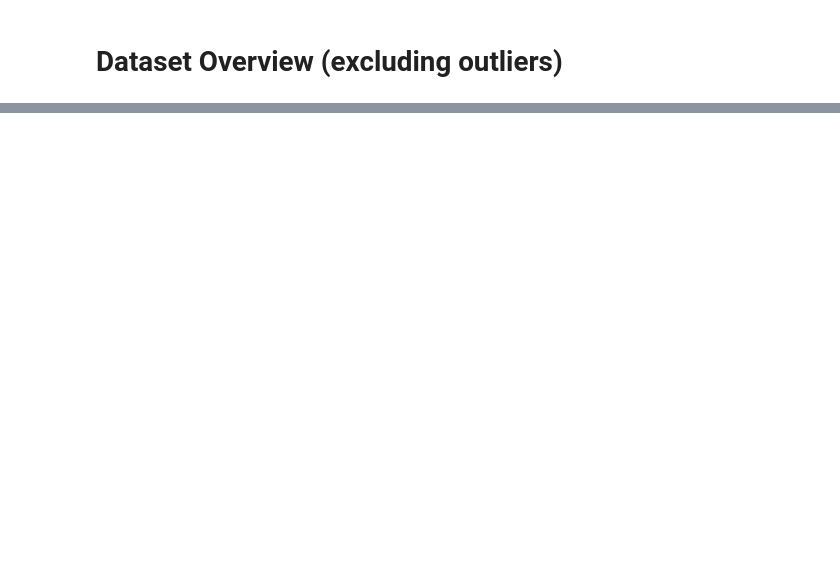
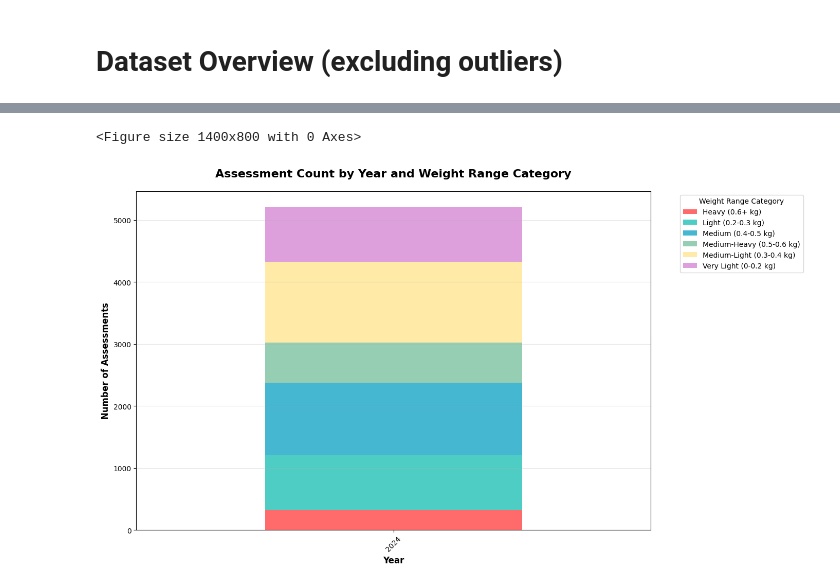
Before and after one commit to higgco/isaac-at-worldly, a Jupyter notebook: tier-1-grouping/tier 1 analysis.ipynb, the cells around one changed output, grey strips where cells are left out. Drawn from its saved outputs; the diff is of its cells as text; code cells hidden in the pictures; blank space fills up the shorter version.

Commit message:
added bar charts, context doc

```diff
--- a/tier-1-grouping/tier 1 analysis.ipynb
+++ b/tier-1-grouping/tier 1 analysis.ipynb
@@ -764 +764,77 @@ else:
    • Unknown: 0 assessments (0.0%)
+# %%
+# Create bar chart showing assessments by year and weight range category
+print("📊 Creating bar chart: Assessments by Year and Weight Range Category...")
+
+import matplotlib.pyplot as plt
+import seaborn as sns
+
+if 'df_results' in locals() and not df_results.empty:
+    # Use data without outliers if energy_outlier column exists
+    if 'energy_outlier' in df_results.columns:
+        # Filter out energy outliers
+        non_outlier_mask = df_results['energy_outlier'] != True
+        df_chart = df_results[non_outlier_mask].copy()
+        print(f"✅ Using data excluding energy outliers ({len(df_chart)} assessments)")
+    else:
+        df_chart = df_results.copy()
+        print(f"✅ Using all data ({len(df_chart)} assessments)")
+
+    # Extract year from rfi_pid column
+    if 'rfi_pid' in df_chart.columns:
+        # Extract year from rfi_pid (assuming format like 'fem2024', 'fem2023', etc.)
+        df_chart['year'] = df_chart['rfi_pid'].str.extract(r'(\d{4})')[0].astype(int)
+        print(f"✅ Extracted year from rfi_pid column")
+        print(f"📅 Years found: {sorted(df_chart['year'].unique())}")
+    else:
+        print("⚠️ Warning: rfi_pid column not found. Using placeholder year 2024.")
+        df_chart['year'] = 2024
+
+    # Create the cross-tabulation using the filtered data
+    crosstab = pd.crosstab(df_chart['year'], df_chart['weight_range_category'])
+
+    # Create the bar chart
+    plt.figure(figsize=(14, 8))
+
+    # Use seaborn for better styling
+    crosstab.plot(kind='bar', stacked=True, figsize=(14, 8),
+                  color=['#FF6B6B', '#4ECDC4', '#45B7D1', '#96CEB4', '#FFEAA7', '#DDA0DD', '#98D8C8'])
+
+    plt.title('Assessment Count by Year and Weight Range Category', fontsize=16, fontweight='bold', pad=20)
+    plt.xlabel('Year', fontsize=12, fontweight='bold')
+    plt.ylabel('Number of Assessments', fontsize=12, fontweight='bold')
+    plt.legend(title='Weight Range Category', bbox_to_anchor=(1.05, 1), loc='upper left')
+    plt.xticks(rotation=45)
+    plt.grid(axis='y', alpha=0.3)
+    plt.tight_layout()
+
+    # Show the chart
+    plt.show()
+
+    # Display the data table
+    print(f"\n📋 Cross-tabulation of Assessments by Year and Weight Range:")
+    print(crosstab)
+
+    # Summary statistics
+    print(f"\n📊 Summary:")
+    print(f"   • Total assessments: {crosstab.sum().sum()}")
+    print(f"   • Years covered: {len(crosstab.index)}")
+    print(f"   • Weight categories: {len(crosstab.columns)}")
+
+    # Show year distribution
+    print(f"\n📅 Assessments by Year:")
+    year_totals = crosstab.sum(axis=1)
+    for year, count in year_totals.items():
+        pct = (count / year_totals.sum()) * 100
+        print(f"   • {year}: {count} assessments ({pct:.1f}%)")
+
+    # Show weight category distribution
+    print(f"\n⚖️ Assessments by Weight Category:")
+    category_totals = crosstab.sum(axis=0)
+    for category, count in category_totals.items():
+        pct = (count / category_totals.sum()) * 100
+        print(f"   • {category}: {count} assessments ({pct:.1f}%)")
+
+else:
+    print("❌ No results data available. Run the previous cells first to load the data.")
+# %% [output]
@@ -764,0 +845,2 @@ else:
+<Figure size 1400x800 with 0 Axes>
+[figure, added]
```
Also changed, not shown: parts of 8 cells of this notebook, 3 other files.
